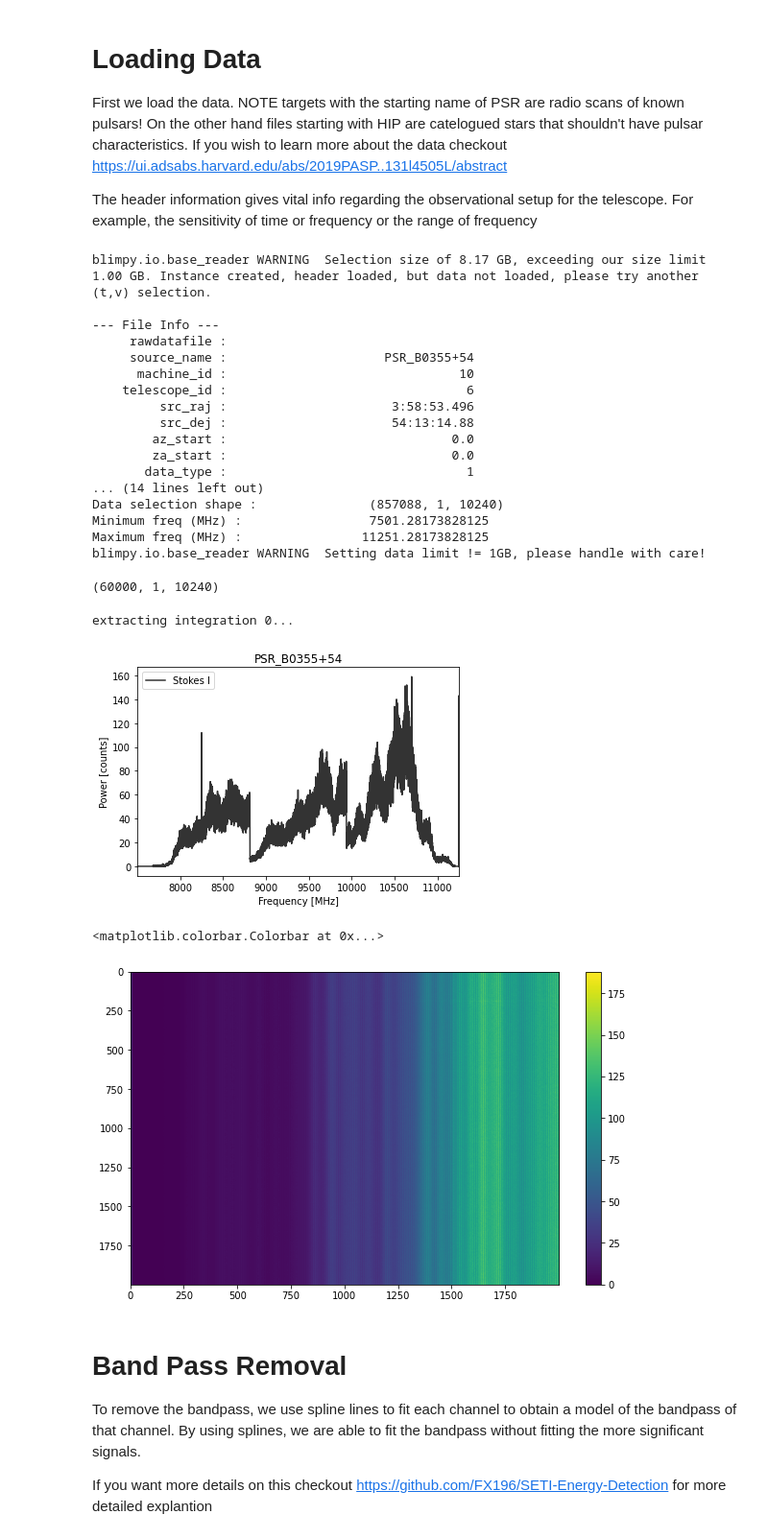
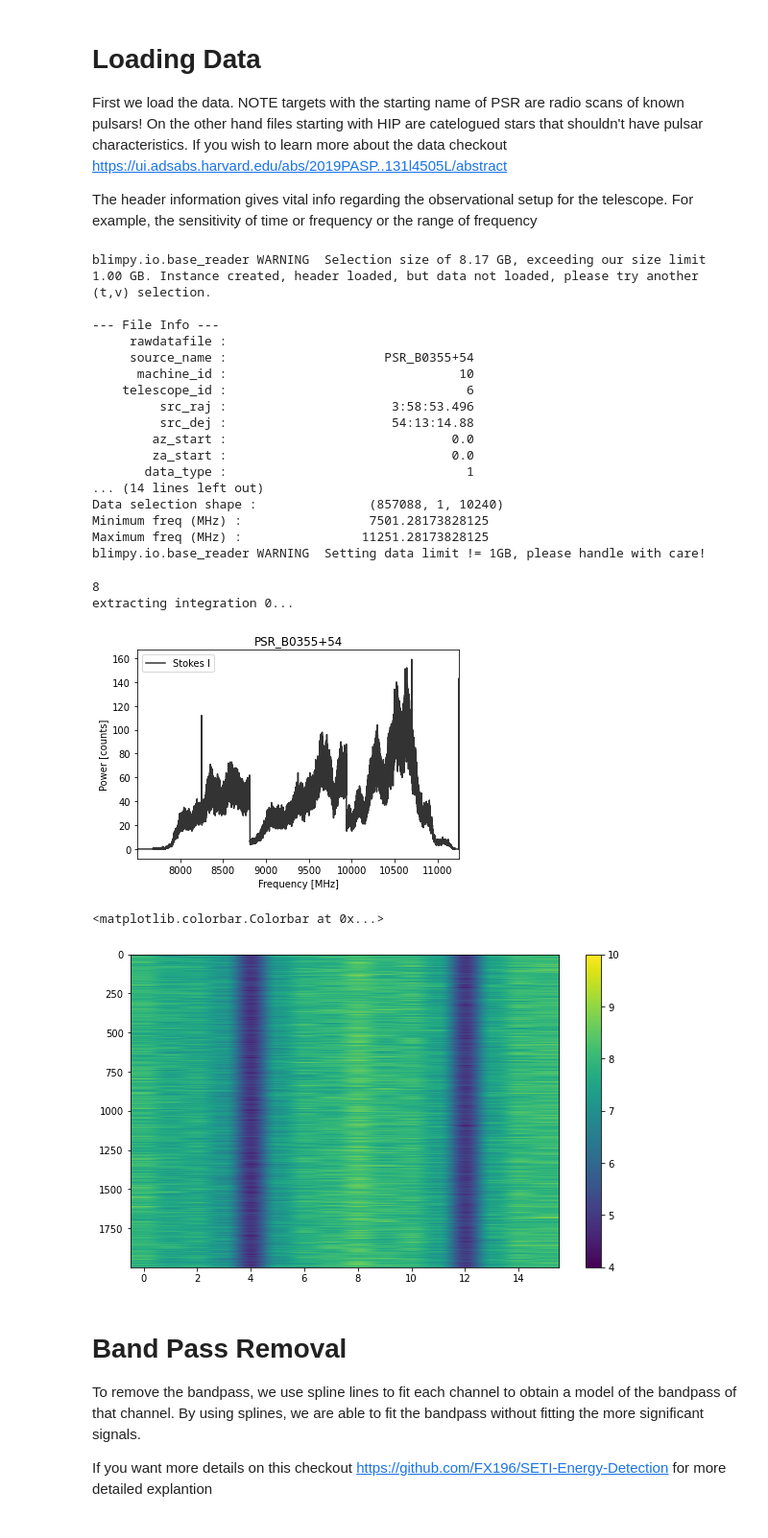
Before and after one commit to PetchMa/Pulsar_Folding, a Jupyter notebook: Pulsar_folding_EXAMPLE.ipynb, the cells around one changed output. Shown: that part at 96% size. Drawn from its saved outputs; the diff is of its cells as text; code cells hidden in the pictures.

```diff
--- a/Pulsar_folding_EXAMPLE.ipynb
+++ b/Pulsar_folding_EXAMPLE.ipynb
@@ -34,6 +45,7 @@ obs = Waterfall('/content/spliced_blc40414243444546o7o0515253545556o7o0616263646
 # Loads data into numpy array
 data = obs.data
 data.shape
+coarse_channel_width = np.int(np.round(187.5/64/abs(obs.header['foff'])))
 # %% [output]
 blimpy.io.base_reader WARNING  Selection size of 8.17 GB, exceeding our size limit 1.00 GB. Instance created, header loaded, but data not loaded, please try another (t,v) selection.
 
@@ -52,20 +64,21 @@ Data selection shape :               (857088, 1, 10240)
 Minimum freq (MHz) :                 7501.28173828125
 Maximum freq (MHz) :                11251.28173828125
 blimpy.io.base_reader WARNING  Setting data limit != 1GB, please handle with care!
-(60000, 1, 10240)
 # %%
 # Here we plot the integrated signal over time.
+print(np.int(np.round(187.5/64/abs(obs.header['foff']))))
 obs.plot_spectrum()
 # %% [output]
+8
 extracting integration 0...
 [figure]
 # %%
 fig = plt.figure(figsize=(10, 6))
-plt.imshow(data[:2000,0,:2000], aspect='auto')
+plt.imshow(data[:2000,0,500:516], aspect='auto')
 plt.colorbar()
 # %% [output]
 <matplotlib.colorbar.Colorbar at 0x...>
-[figure, old version]
+[figure, new version]
 # %% [markdown]
 # Band Pass Removal
 To remove the bandpass, we use spline lines to fit each channel to obtain a model of the bandpass of that channel. By using splines, we are able to fit the bandpass without fitting the more significant signals.
```
Also changed, not shown: parts of 10 cells of this notebook.
